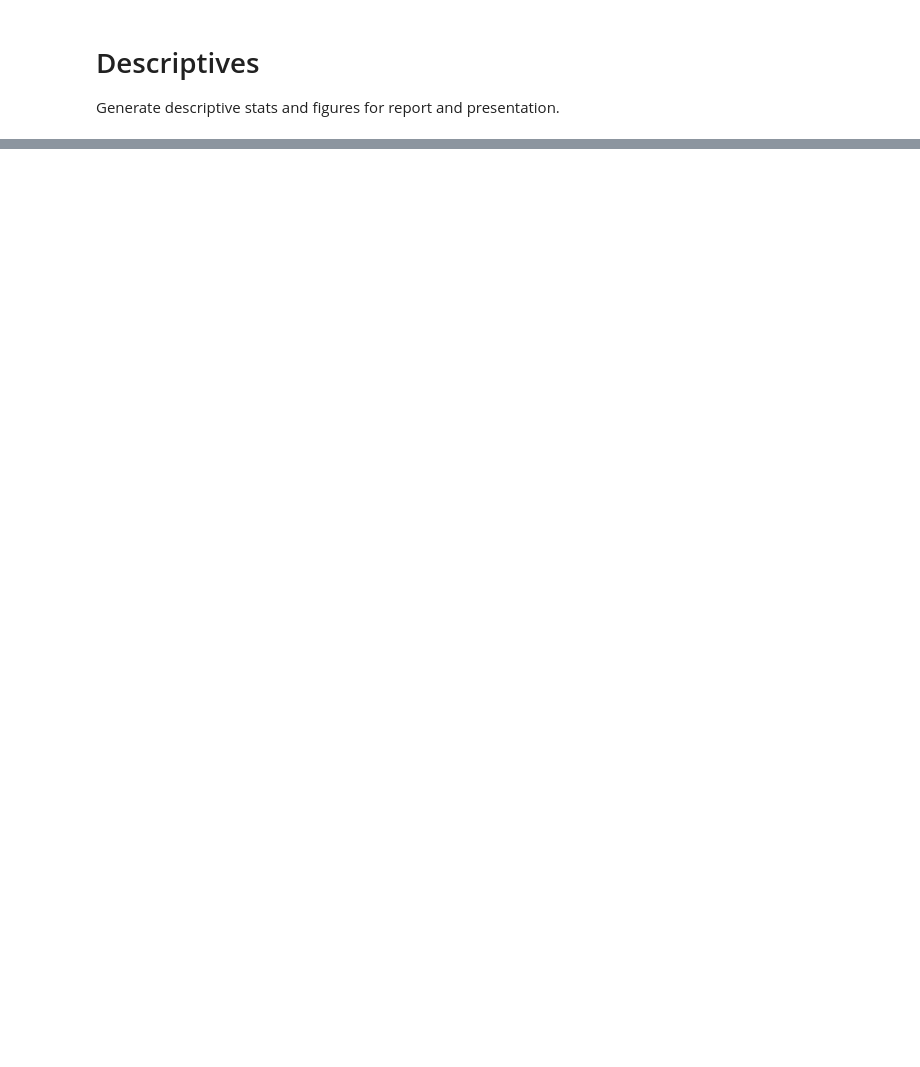
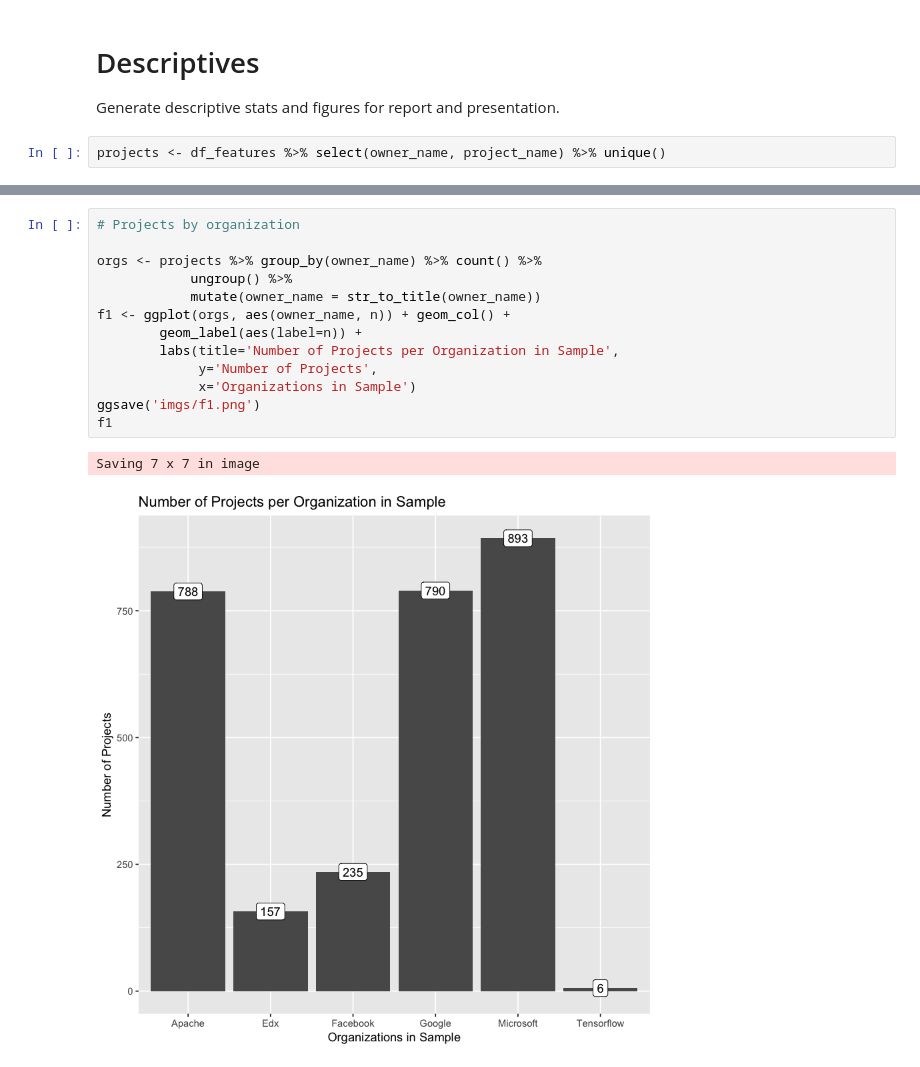
Before and after one commit to tbonza/EDS19, a Jupyter notebook: project/FinalReport.ipynb, the cells around one changed output, grey strips where cells are left out. Saved outputs shown, nothing was run; the diff lists cells and outputs as text; blank space fills up the shorter version.

Commit message:
generating descriptive stats and figures

```diff
--- a/project/FinalReport.ipynb
+++ b/project/FinalReport.ipynb
@@ -110,3 +136,5 @@ cols(
 # Descriptives
 
 Generate descriptive stats and figures for report and presentation.
+# %%
+projects <- df_features %>% select(owner_name, project_name) %>% unique()
@@ -112,0 +148,16 @@ Generate descriptive stats and figures for report and presentation.
+# %%
+# Projects by organization
+
+orgs <- projects %>% group_by(owner_name) %>% count() %>%
+            ungroup() %>%
+            mutate(owner_name = str_to_title(owner_name))
+f1 <- ggplot(orgs, aes(owner_name, n)) + geom_col() +
+        geom_label(aes(label=n)) +
+        labs(title='Number of Projects per Organization in Sample',
+             y='Number of Projects',
+             x='Organizations in Sample')
+ggsave('imgs/f1.png')
+f1
+# %% [output]
+Saving 7 x 7 in image
+[figure, added]
```
Also changed, not shown: parts of 7 cells of this notebook, 4 other files.
